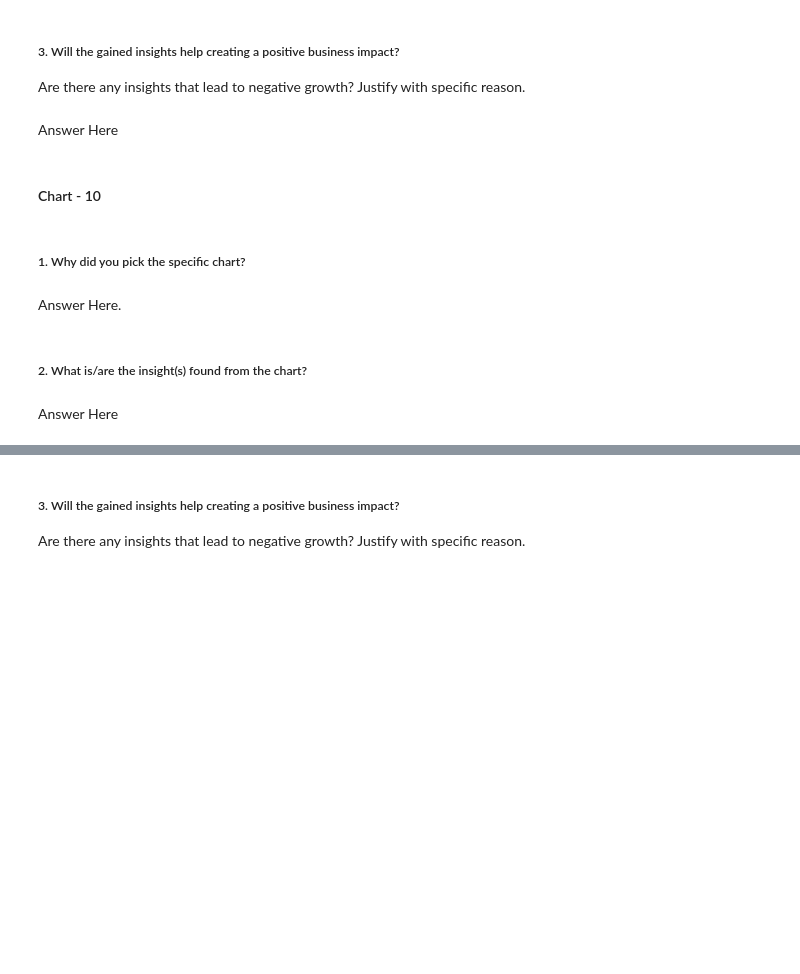
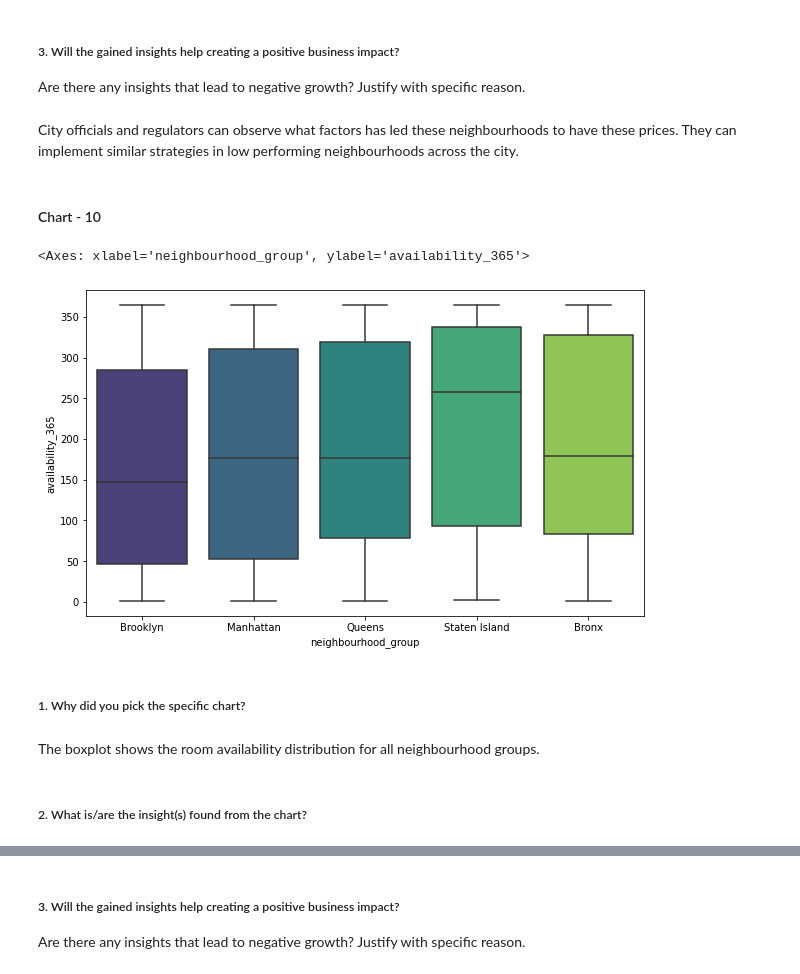
Before and after one commit to sidpatondikar/CAPSTONE-Airbnb-Booking-Analysis-Siddharth-Patondikar, a Jupyter notebook: Team_Notebook.ipynb, the cells around one changed output, grey strips where cells are left out. Drawn from its saved outputs; the diff is of its cells as text; code cells hidden in the pictures; blank space fills up the shorter version.

```diff
--- a/Team_Notebook.ipynb
+++ b/Team_Notebook.ipynb
@@ -717,7 +743,7 @@ Answer Here
 # %% [markdown]
 ##### 3. Will the gained insights help creating a positive business impact?
 Are there any insights that lead to negative growth? Justify with specific reason.
-# %% [markdown]
-Answer Here
+# %% [markdown]
+City officials and regulators can observe what factors has led these neighbourhoods to have these prices. They can implement similar strategies in low performing neighbourhoods across the city.
 # %% [markdown]
 #### Chart - 10
@@ -726,8 +750,13 @@ Answer Here
+# %%
+# Chart - 10 visualization code
+plt.figure(figsize=(10,6))
+sns.boxplot(df3,x='neighbourhood_group',y='availability_365',palette='viridis')
+# %% [output]
+<Axes: xlabel='neighbourhood_group', ylabel='availability_365'>
+[figure, added]
 # %% [markdown]
 ##### 1. Why did you pick the specific chart?
-# %% [markdown]
-Answer Here.
+# %% [markdown]
+The boxplot shows the room availability distribution for all neighbourhood groups.
 # %% [markdown]
 ##### 2. What is/are the insight(s) found from the chart?
-# %% [markdown]
-Answer Here
```
Also changed, not shown: parts of 28 cells of this notebook.
